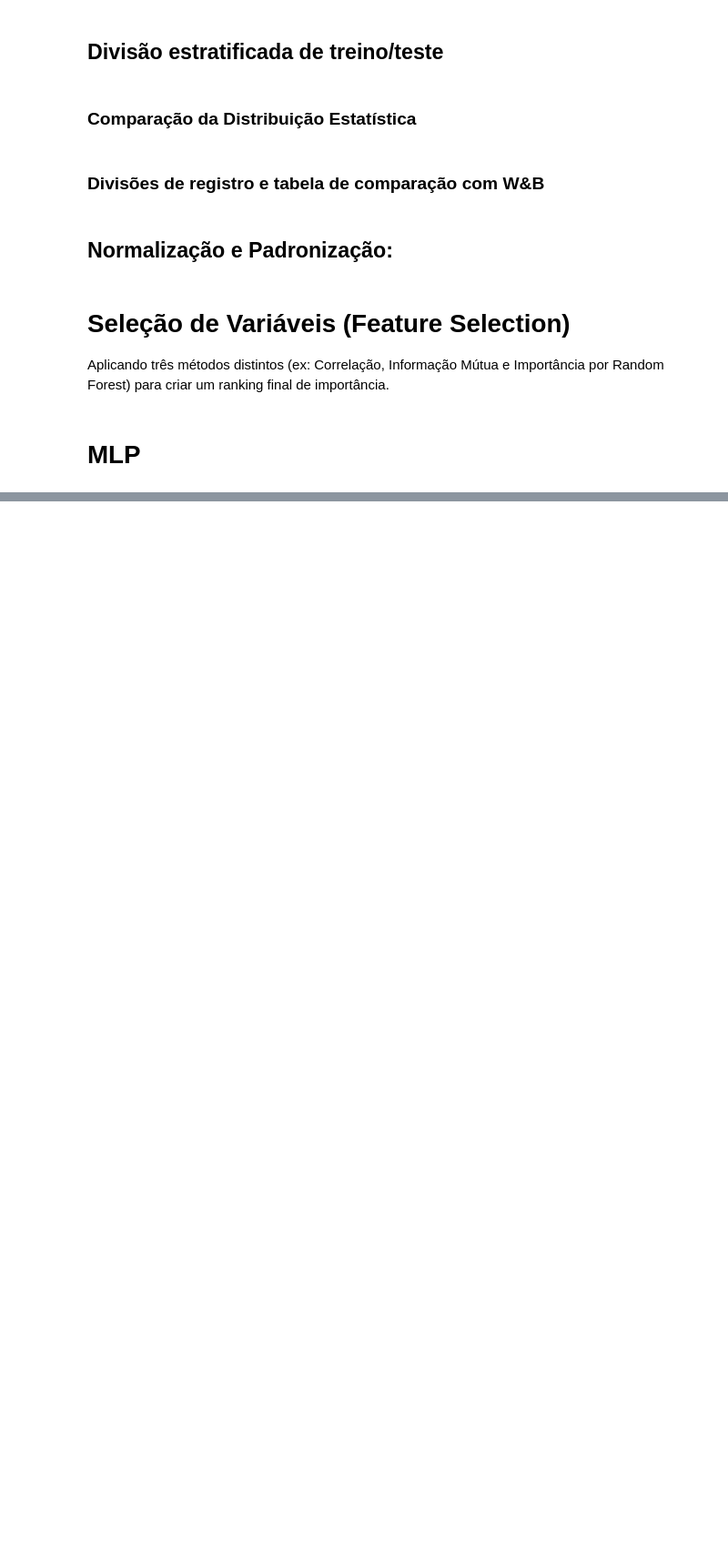
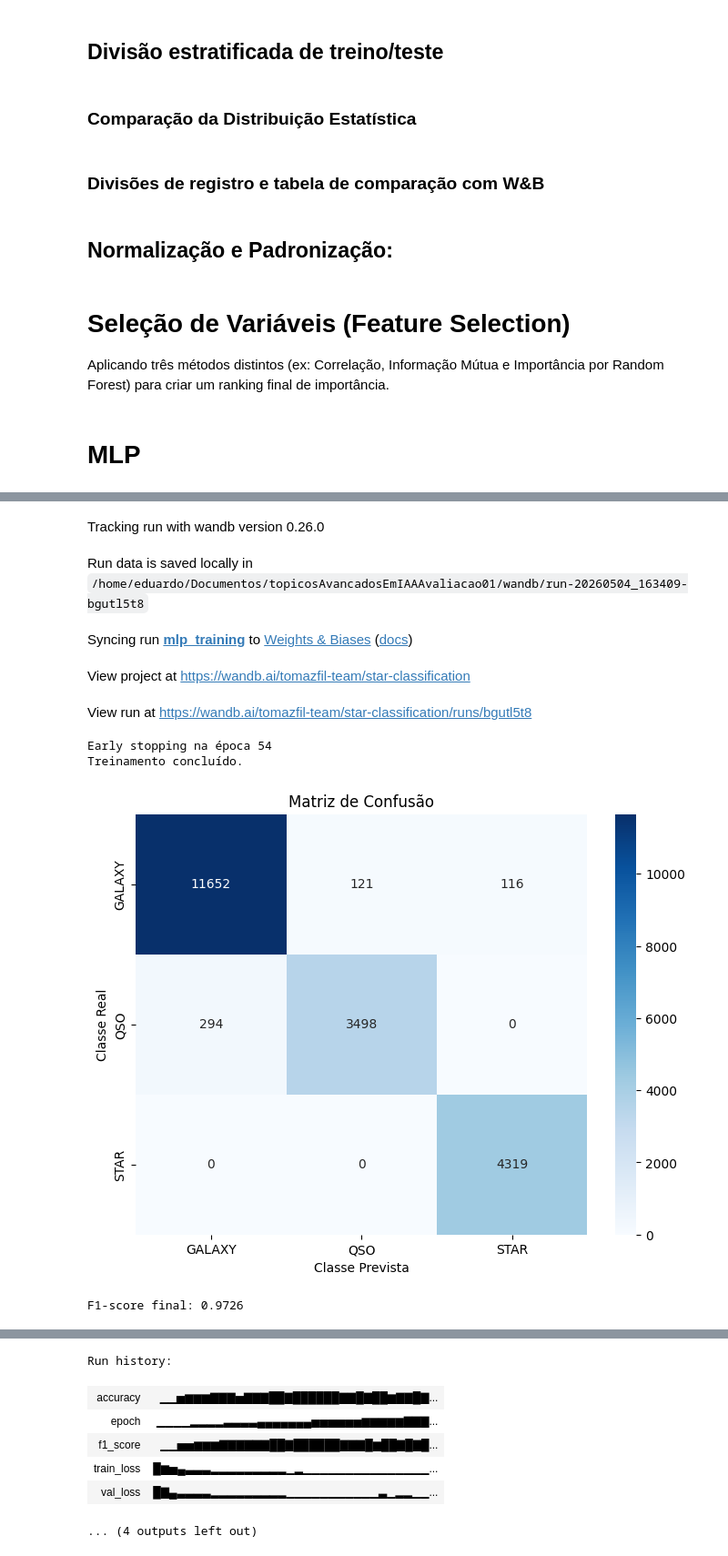
Before and after one commit to edunogueiraa/topicosAvancadosEmIAAAvaliacao01, a Jupyter notebook: main.ipynb, the cells around one changed output, grey strips where cells are left out. Shown at 91% size. Saved outputs shown, nothing was run; the diff lists cells and outputs as text; code cells hidden in the pictures; blank space fills up the shorter version.

```diff
--- a/main.ipynb
+++ b/main.ipynb
@@ -465,11 +467,9 @@ def train_mlp():
     criterion = nn.NLLLoss()
     optimizer = optim.Adam(model.parameters(), lr=config.lr)
 
-    # Variáveis para Early Stopping e Registro do Melhor Modelo
     best_val_loss = float('inf')
     epochs_no_improve = 0
 
-    # W&B Watch para observar gradientes
     wandb.watch(model, criterion, log="all", log_freq=10)
 
     for epoch in range(config.epochs):
@@ -491,6 +491,10 @@ def train_mlp():
         correct = 0
         total = 0
 
+        # Listas para armazenar y_true e y_pred para a matriz de confusão
+        all_y_true = []
+        all_y_pred = []
+
         with torch.no_grad():
             for X_batch, y_batch in test_loader:
                 X_batch, y_batch = X_batch.to(device), y_batch.to(device)
@@ -502,24 +506,33 @@ def train_mlp():
                 total += y_batch.size(0)
                 correct += (predicted == y_batch).sum().item()
 
+                # Coletando dados para a matriz (apenas na última época ou para análise)
+                all_y_true.extend(y_batch.cpu().numpy())
+                all_y_pred.extend(predicted.cpu().numpy())
+
         avg_train_loss = train_loss / len(train_loader)
         avg_val_loss = val_loss / len(test_loader)
         accuracy = correct / total
 
-        # Log de métricas
+        f1 = f1_score(all_y_true, all_y_pred, average='weighted')
+
         wandb.log({
             "epoch": epoch,
             "train_loss": avg_train_loss,
             "val_loss": avg_val_loss,
-            "accuracy": accuracy
+            "accuracy": accuracy,
+            "f1_score": f1
         })
 
-        # Lógica de Early Stopping e Checkpoint
         if avg_val_loss < best_val_loss:
             best_val_loss = avg_val_loss
             epochs_no_improve = 0
             torch.save(model.state_dict(), "best_stellar_mlp.pt")
-            # Registrar modelo como artefato
+
+            # Armazenar os melhores y_true e y_pred para a matriz final
+            best_y_true = all_y_true
+            best_y_pred = all_y_pred
+
             artifact = wandb.Artifact("stellar_mlp_model", type="model")
             artifact.add_file("best_stellar_mlp.pt")
             wandb.log_artifact(artifact)
@@ -530,6 +543,20 @@ def train_mlp():
                 break
 
     print("Treinamento concluído.")
+
+    cm = confusion_matrix(best_y_true, best_y_pred)
+    plt.figure(figsize=(8, 6))
+    sns.heatmap(cm, annot=True, fmt='d', cmap='Blues',
+                xticklabels=class_names,
+                yticklabels=class_names)
+    plt.title('Matriz de Confusão')
+    plt.ylabel('Classe Real')
+    plt.xlabel('Classe Prevista')
+    plt.show()
+
+    print(f"F1-score final: {f1:.4f}")
+
     wandb.finish()
 
 train_mlp()
+# %% [output]
@@ -535,0 +564,9 @@ train_mlp()
+Tracking run with wandb version 0.26.0
+Run data is saved locally in /home/eduardo/Documentos/topicosAvancadosEmIAAAvaliacao01/wandb/run-20260504_163409-bgutl5t8
+Syncing run mlp_training to Weights & Biases (docs)
+View project at https://wandb.ai/tomazfil-team/star-classification
+View run at https://wandb.ai/tomazfil-team/star-classification/runs/bgutl5t8
+Early stopping na época 54
+Treinamento concluído.
+[figure, added]
+F1-score final: 0.9726
@@ -535,0 +574,7 @@ train_mlp()
+Run history:
+| accuracy | ▁▁▅▆▆▆▇▇▇▅▇▇▇██▇██████▇▇█▇██▆▇▇█▇... |
+| epoch | ▁▁▁▁▂▂▂▂▃▃▃▃▄▄▄▄▄▄▄▅▅▅▅▅▅▆▆▆▆▆▇▇▇... |
+| f1_score | ▁▁▅▅▆▆▆▇▇▇▇▇▇██▇██████▇▇▇█▆██▇█▇█... |
+| train_loss | █▆▅▄▃▃▃▂▂▂▂▂▂▂▂▂▁▂▁▁▁▁▁▁▁▁▁▁▁▁▁▁▁... |
+| val_loss | █▇▄▃▃▃▃▂▂▂▂▂▂▂▂▂▁▁▁▁▁▁▁▁▁▁▁▃▁▂▂▁▁... |
+... (4 outputs left out)
```
Also changed, not shown: parts of 2 cells of this notebook, 2 other files.
